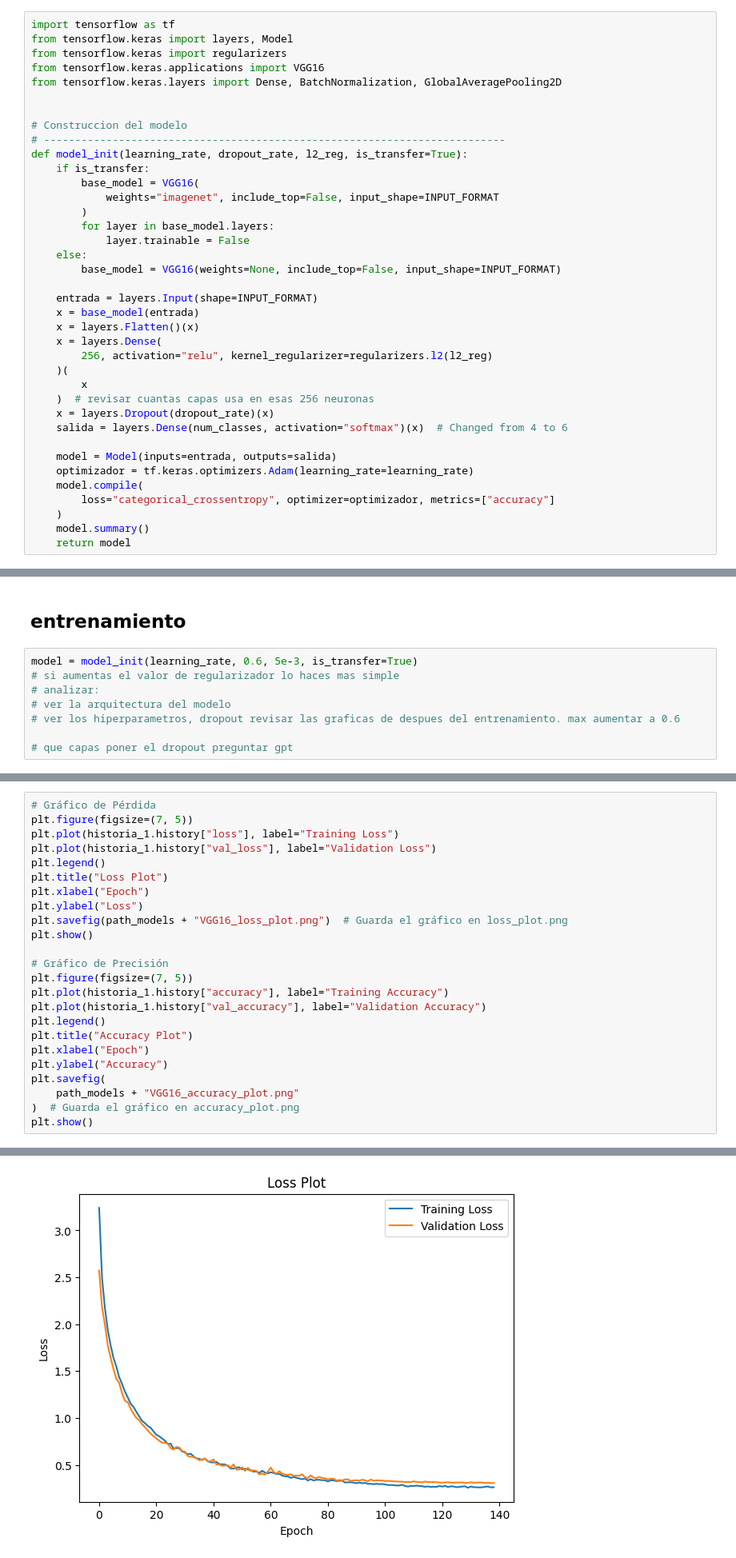
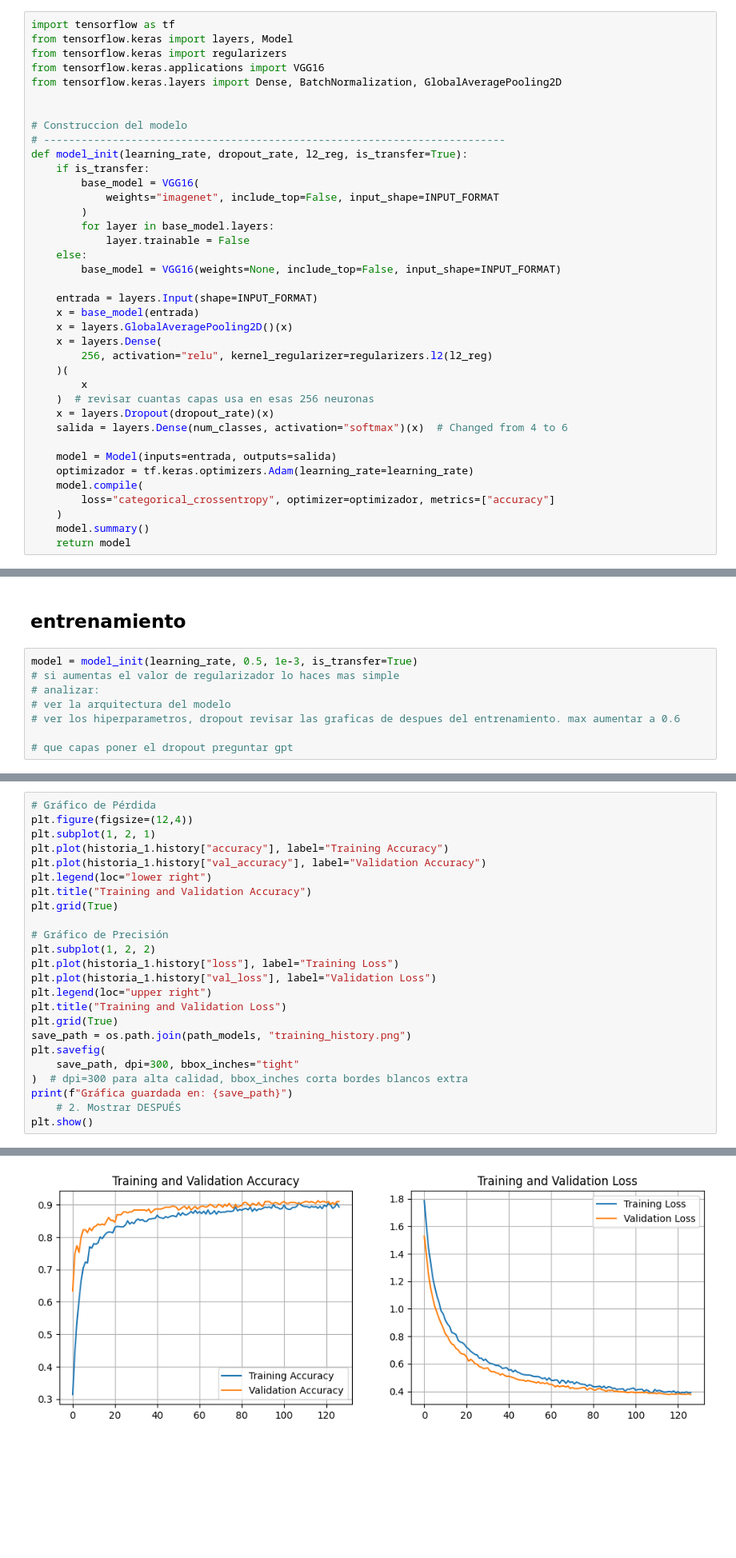
Before and after one commit to BryanEstrada003/cotton-leaf-defect-classification, a Jupyter notebook: VGG.ipynb, the cells around one changed output, grey strips where cells are left out. Shown at 80% size. Cells and saved outputs as stored; diff of their text form; blank space fills up the shorter version.

Commit message:
fix: change flatten to global average pooling

```diff
--- a/VGG.ipynb
+++ b/VGG.ipynb
@@ -146,7 +146,7 @@ def model_init(learning_rate, dropout_rate, l2_reg, is_transfer=True):
 
     entrada = layers.Input(shape=INPUT_FORMAT)
     x = base_model(entrada)
-    x = layers.Flatten()(x)
+    x = layers.GlobalAveragePooling2D()(x)
     x = layers.Dense(
         256, activation="relu", kernel_regularizer=regularizers.l2(l2_reg)
     )(
@@ -172,7 +172,7 @@ arch = "VGG16"
 # %% [markdown]
 ## entrenamiento
 # %%
-model = model_init(learning_rate, 0.6, 5e-3, is_transfer=True)
+model = model_init(learning_rate, 0.5, 1e-3, is_transfer=True)
 # si aumentas el valor de regularizador lo haces mas simple
 # analizar:
 # ver la arquitectura del modelo
@@ -293,25 +294,25 @@ Learning rate actual: 3.12499992105586e-06
 # %%
 # Gráfico de Pérdida
-plt.figure(figsize=(7, 5))
+plt.figure(figsize=(12,4))
+plt.subplot(1, 2, 1)
+plt.plot(historia_1.history["accuracy"], label="Training Accuracy")
+plt.plot(historia_1.history["val_accuracy"], label="Validation Accuracy")
+plt.legend(loc="lower right")
+plt.title("Training and Validation Accuracy")
+plt.grid(True)
+
+# Gráfico de Precisión
+plt.subplot(1, 2, 2)
 plt.plot(historia_1.history["loss"], label="Training Loss")
 plt.plot(historia_1.history["val_loss"], label="Validation Loss")
-plt.legend()
-plt.title("Loss Plot")
-plt.xlabel("Epoch")
-plt.ylabel("Loss")
-plt.savefig(path_models + "VGG16_loss_plot.png")  # Guarda el gráfico en loss_plot.png
+plt.legend(loc="upper right")
+plt.title("Training and Validation Loss")
+plt.grid(True)
+save_path = os.path.join(path_models, "training_history.png")
+plt.savefig(
+    save_path, dpi=300, bbox_inches="tight"
+)  # dpi=300 para alta calidad, bbox_inches corta bordes blancos extra
+print(f"Gráfica guardada en: {save_path}")
+    # 2. Mostrar DESPUÉS
 plt.show()
-
-# Gráfico de Precisión
-plt.figure(figsize=(7, 5))
-plt.plot(historia_1.history["accuracy"], label="Training Accuracy")
-plt.plot(historia_1.history["val_accuracy"], label="Validation Accuracy")
-plt.legend()
-plt.title("Accuracy Plot")
-plt.xlabel("Epoch")
-plt.ylabel("Accuracy")
-plt.savefig(
-    path_models + "VGG16_accuracy_plot.png"
-)  # Guarda el gráfico en accuracy_plot.png
-plt.show()
 # %% [output]
@@ -318 +320 @@ plt.show()
-[figure, old version]
+[figure, new version]
```
Also changed, not shown: parts of 6 cells of this notebook, 6 other files.
